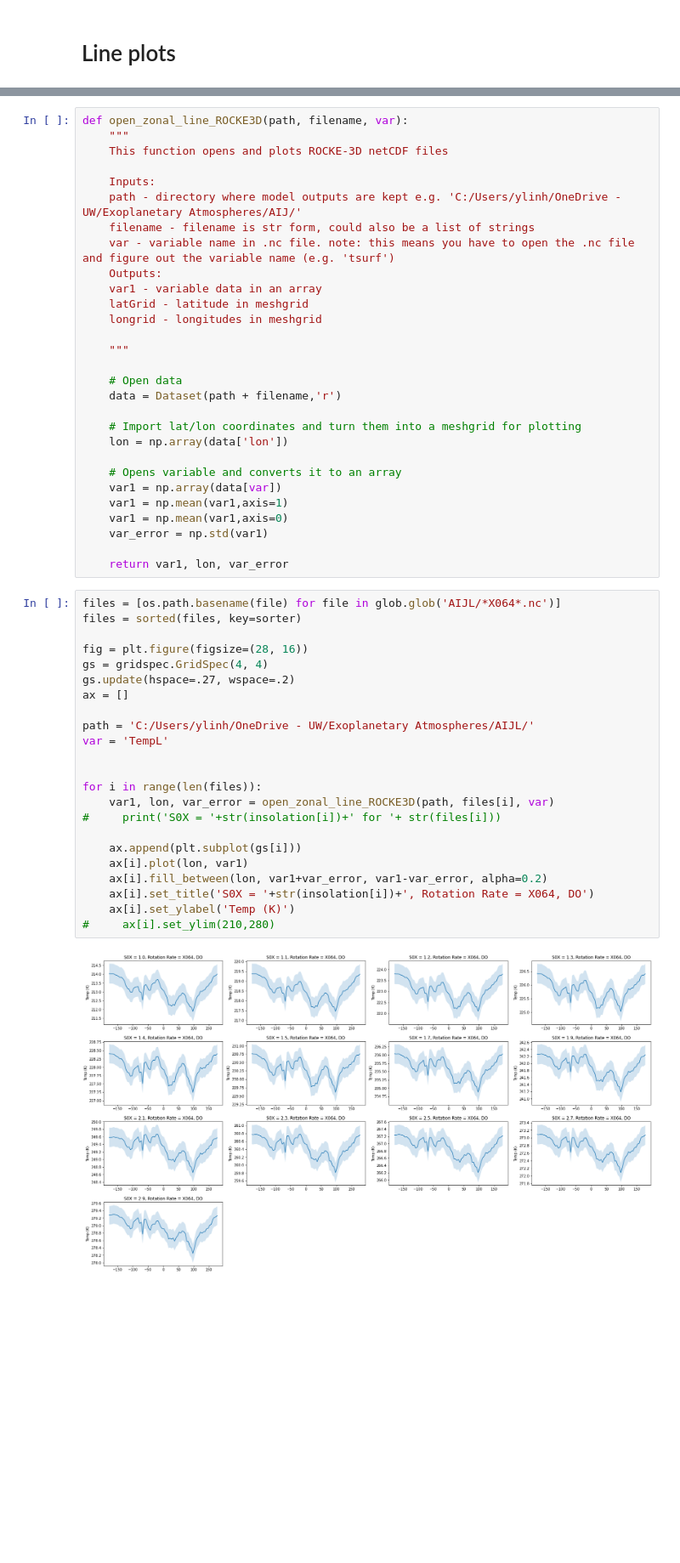
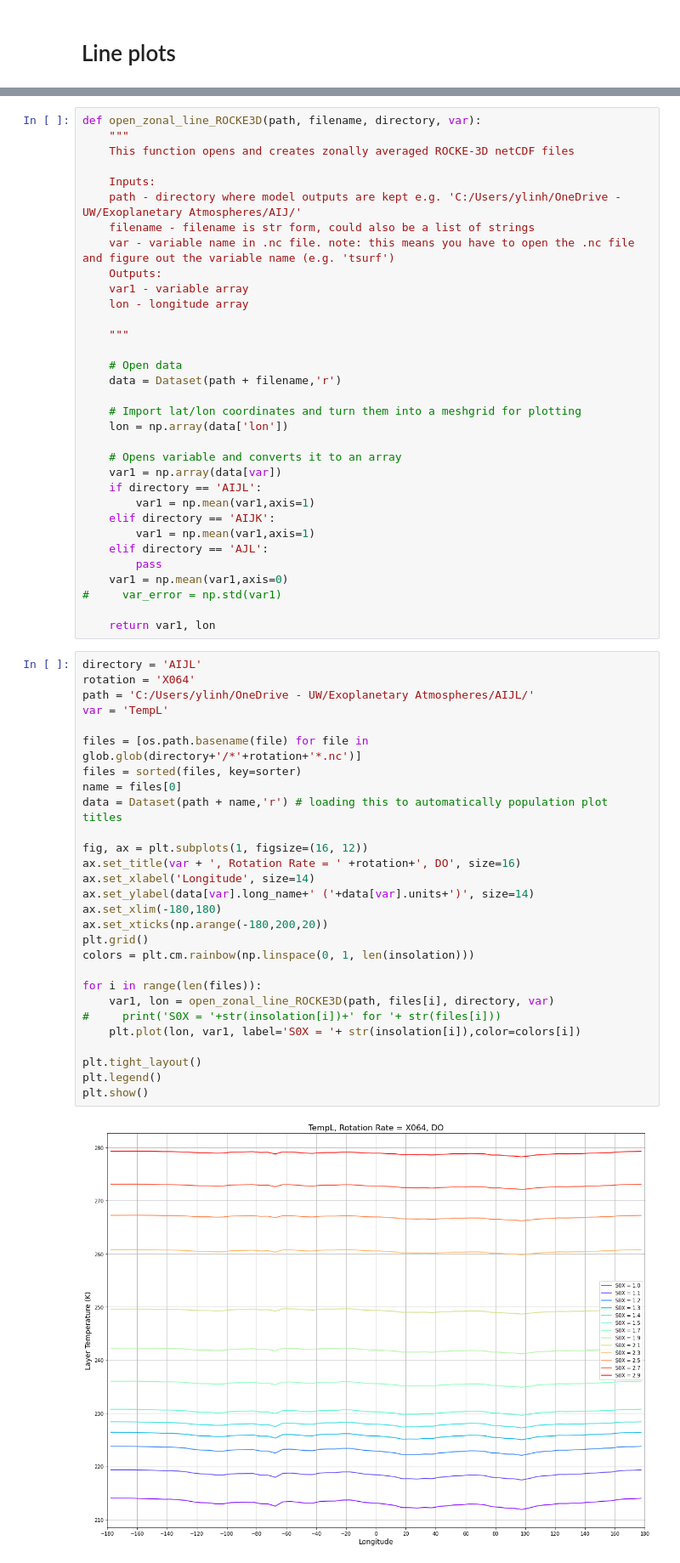
Before and after one commit to ylinhvu/ROCKE3D_CloudDynamics-Habitability, a Jupyter notebook: zonalXSection_ROCKE3D.ipynb, the cells around one changed output, grey strips where cells are left out. Shown at 85% size. Saved outputs shown, nothing was run; the diff lists cells and outputs as text; blank space fills up the shorter version.

Commit message:
Flexible plotting

```diff
--- a/zonalXSection_ROCKE3D.ipynb
+++ b/zonalXSection_ROCKE3D.ipynb
@@ -218,16 +198,15 @@ np.shape(var1)
 # %%
-def open_zonal_line_ROCKE3D(path, filename, var):
+def open_zonal_line_ROCKE3D(path, filename, directory, var):
     """
-    This function opens and plots ROCKE-3D netCDF files
+    This function opens and creates zonally averaged ROCKE-3D netCDF files
 
     Inputs:
     path - directory where model outputs are kept e.g. 'C:/Users/ylinh/OneDrive - UW/Exoplanetary Atmospheres/AIJ/'
     filename - filename is str form, could also be a list of strings
     var - variable name in .nc file. note: this means you have to open the .nc file and figure out the variable name (e.g. 'tsurf')
     Outputs:
-    var1 - variable data in an array
-    latGrid - latitude in meshgrid
-    longrid - longitudes in meshgrid
+    var1 - variable array
+    lon - longitude array
 
     """
 
@@ -239,33 +218,43 @@ def open_zonal_line_ROCKE3D(path, filename, var):
 
     # Opens variable and converts it to an array
     var1 = np.array(data[var])
-    var1 = np.mean(var1,axis=1)
+    if directory == 'AIJL':
+        var1 = np.mean(var1,axis=1)
+    elif directory == 'AIJK':
+        var1 = np.mean(var1,axis=1)
+    elif directory == 'AJL':
+        pass
     var1 = np.mean(var1,axis=0)
-    var_error = np.std(var1)
+#     var_error = np.std(var1)
 
-    return var1, lon, var_error
+    return var1, lon
 # %%
-files = [os.path.basename(file) for file in glob.glob('AIJL/*X064*.nc')]
-files = sorted(files, key=sorter)
-
-fig = plt.figure(figsize=(28, 16))
-gs = gridspec.GridSpec(4, 4)
-gs.update(hspace=.27, wspace=.2)
-ax = []
-
+directory = 'AIJL'
+rotation = 'X064'
 path = 'C:/Users/ylinh/OneDrive - UW/Exoplanetary Atmospheres/AIJL/'
 var = 'TempL'
 
+files = [os.path.basename(file) for file in glob.glob(directory+'/*'+rotation+'*.nc')]
+files = sorted(files, key=sorter)
+name = files[0]
+data = Dataset(path + name,'r') # loading this to automatically population plot titles
+
+fig, ax = plt.subplots(1, figsize=(16, 12))
+ax.set_title(var + ', Rotation Rate = ' +rotation+', DO', size=16)
+ax.set_xlabel('Longitude', size=14)
+ax.set_ylabel(data[var].long_name+' ('+data[var].units+')', size=14)
+ax.set_xlim(-180,180)
+ax.set_xticks(np.arange(-180,200,20))
+plt.grid()
+colors = plt.cm.rainbow(np.linspace(0, 1, len(insolation)))
 
 for i in range(len(files)):
-    var1, lon, var_error = open_zonal_line_ROCKE3D(path, files[i], var)
+    var1, lon = open_zonal_line_ROCKE3D(path, files[i], directory, var)
 #     print('S0X = '+str(insolation[i])+' for '+ str(files[i]))
+    plt.plot(lon, var1, label='S0X = '+ str(insolation[i]),color=colors[i])
 
-    ax.append(plt.subplot(gs[i]))
-    ax[i].plot(lon, var1)
-    ax[i].fill_between(lon, var1+var_error, var1-var_error, alpha=0.2)
-    ax[i].set_title('S0X = '+str(insolation[i])+', Rotation Rate = X064, DO')
-    ax[i].set_ylabel('Temp (K)')
-#     ax[i].set_ylim(210,280)
+plt.tight_layout()
+plt.legend()
+plt.show()
 # %% [output]
-[figure, old version]
+[figure, new version]
```
Also changed, not shown: parts of 10 cells of this notebook, 5 other files.
